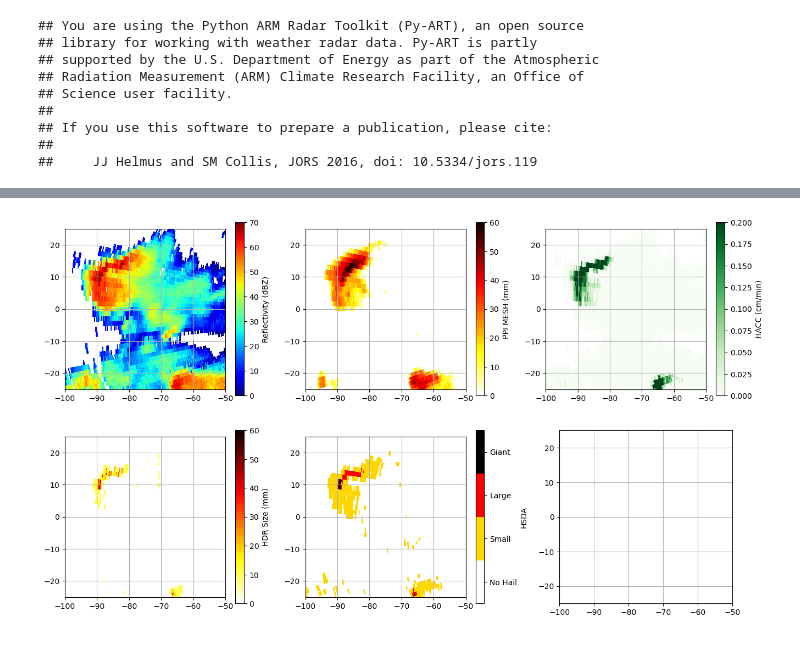
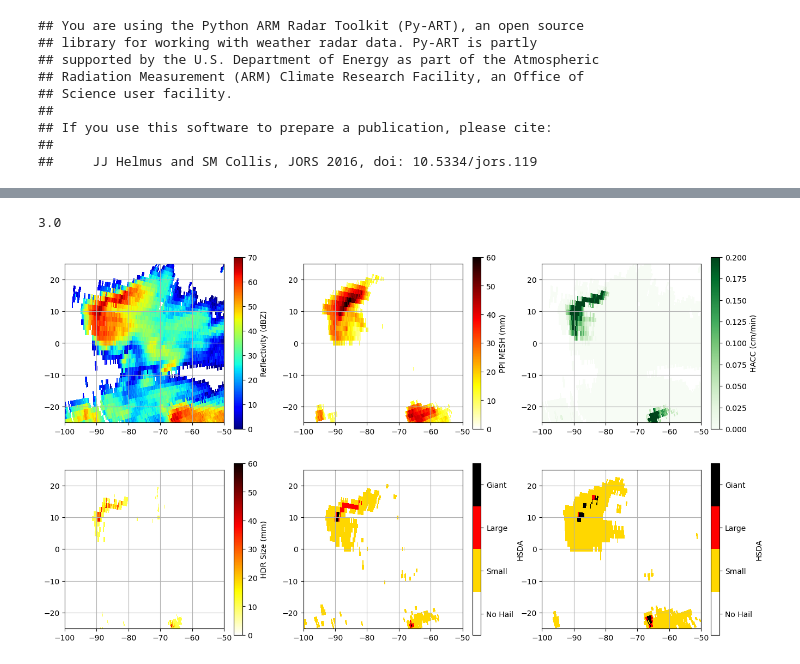
Before and after one commit to joshua-wx/pyhail, a Jupyter notebook: notebooks/testing_pyodim.ipynb, the cells around one changed output, grey strips where cells are left out. Cells and saved outputs as stored; diff of their text form; code cells hidden in the pictures.

Commit message:
new find column max tool in progress

```diff
--- a/notebooks/testing_pyodim.ipynb
+++ b/notebooks/testing_pyodim.ipynb
@@ -94,3 +96,8 @@ HACC: 0.024112224578857422 s
+# %%
+output = find_column_maximum.pyodim(radar_datasets, 'hsda', column_altitude_maximum=10000)
+print(np.nanmax(output))
+# %% [output]
+3.0
 # %%
 #plotting
 #get edge coords for plotting
@@ -111,31 +118,36 @@ hsda_colors = [
     ]
 hsda_cmap = colors.ListedColormap(hsda_colors)
 
 fig, axs = pl.subplots(nrows=2, ncols=3, figsize=(16, 9))
 axs = axs.flatten()
 
 im = axs[0].pcolormesh(x_coords, y_coords, radar_datasets[sweep0_idx]['DBZH'].values, cmap='jet', vmin=0, vmax=70)
 cbar = fig.colorbar(im, ax=axs[0], label='Reflectivity (dBZ)')
 
 im = axs[1].pcolormesh(x_coords, y_coords, radar_datasets[sweep0_idx]['mesh'].values, cmap='hot_r', vmin=0, vmax=60)
 cbar = fig.colorbar(im, ax=axs[1], label='PPI MESH (mm)')
 
 im = axs[2].pcolormesh(x_coords, y_coords, radar_datasets[sweep0_idx]['hacc'].values, cmap='Greens', vmin=0, vmax=0.2)
 cbar = fig.colorbar(im, ax=axs[2], label='HACC (cm/min)')
 
 im = axs[3].pcolormesh(x_coords, y_coords, radar_datasets[sweep0_idx]['hdr_size'].values, cmap='hot_r', vmin=0, vmax=60)
 cbar = fig.colorbar(im, ax=axs[3], label='HDR Size (mm)')
 
 im = axs[4].pcolormesh(x_coords, y_coords, radar_datasets[sweep0_idx]['hsda'].values, cmap=hsda_cmap, vmin=-0.5, vmax=3.5)
 cbar = fig.colorbar(im, ax=axs[4], label='HSDA')
 cbar.set_ticks([0, 1, 2, 3])
 cbar.set_ticklabels(["No Hail", "Small", "Large", "Giant"])
 
+im = axs[5].pcolormesh(x_coords, y_coords, output, cmap=hsda_cmap, vmin=-0.5, vmax=3.5)
+cbar = fig.colorbar(im, ax=axs[5], label='HSDA')
+cbar.set_ticks([0, 1, 2, 3])
+cbar.set_ticklabels(["No Hail", "Small", "Large", "Giant"])
+
 
 for ax in axs:
     ax.set_xlim(x_lim)
     ax.set_ylim(y_lim)
     ax.grid()
     ax.set_aspect('equal', 'box')
 # %% [output]
-[figure, old version]
+[figure, new version]
```
Also changed, not shown: parts of 2 cells of this notebook, 1 other file.
